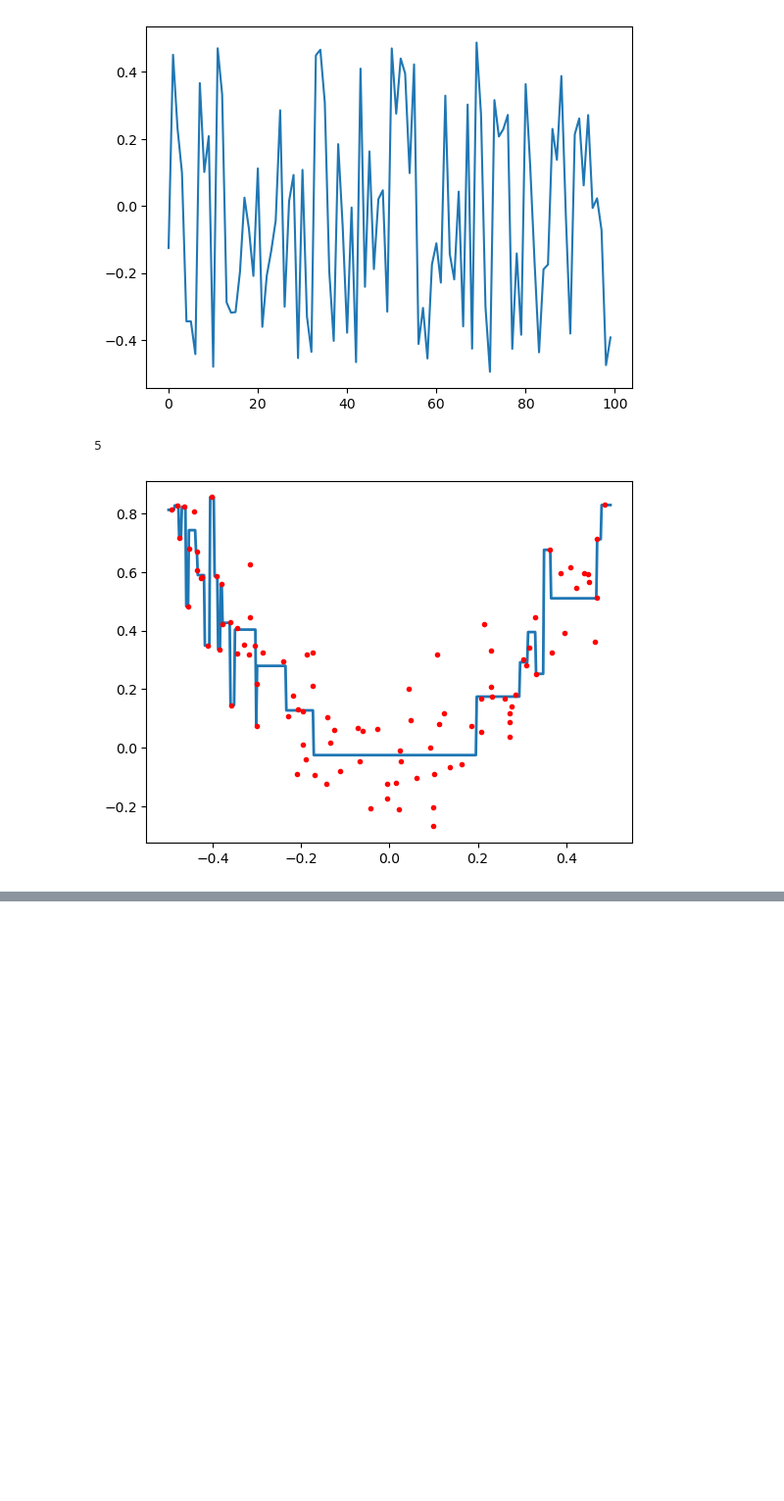
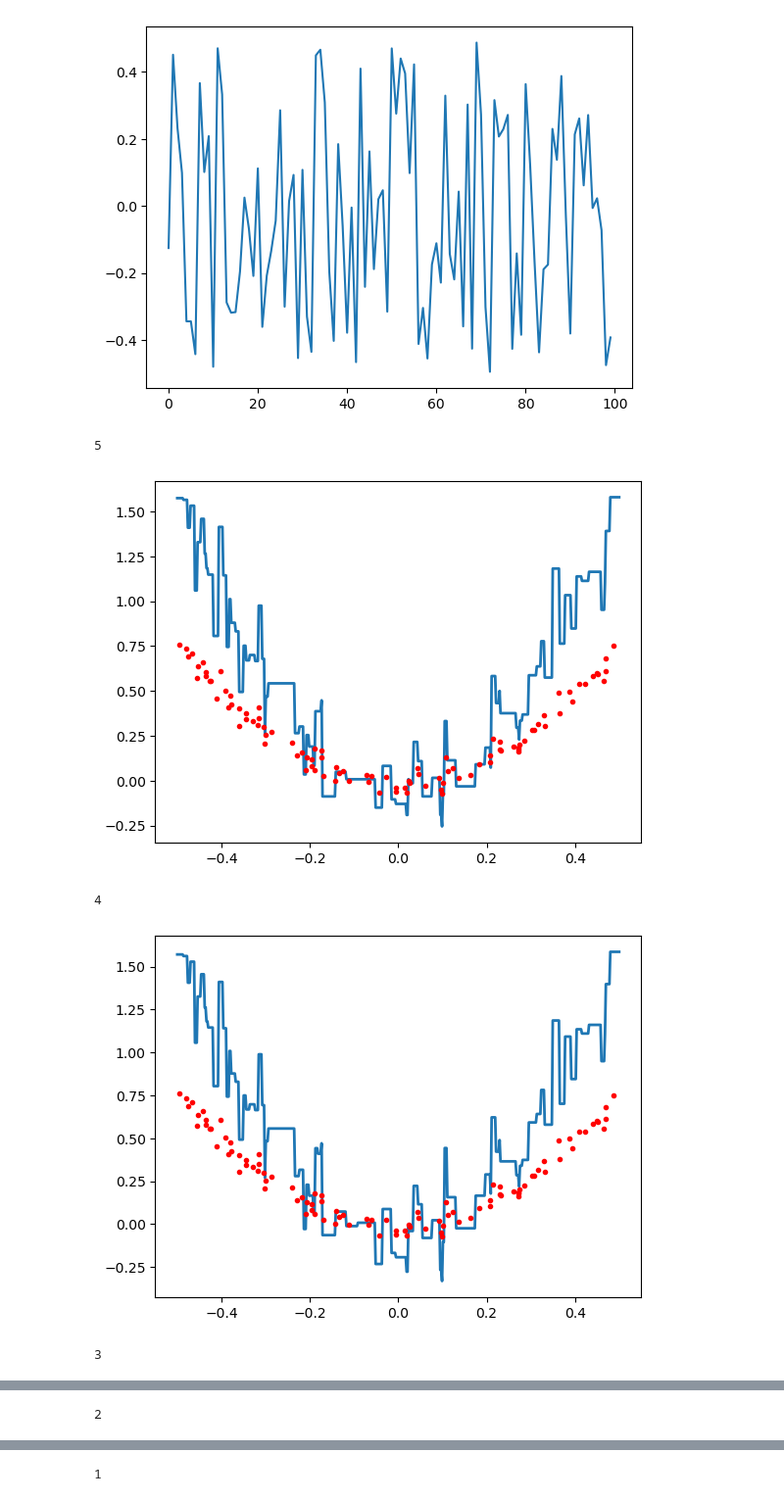
Before and after one commit to nitinportfolio/EnsembleModels, a Jupyter notebook: GradientBoost/XI-GradientBoosting.ipynb, the cells around one changed output, grey strips where cells are left out. Shown at 98% size. Drawn from its saved outputs; the diff is of its cells as text; code cells hidden in the pictures; blank space fills up the shorter version.

Commit message:
adding XG boost files

```diff
--- a/GradientBoost/XI-GradientBoosting.ipynb
+++ b/GradientBoost/XI-GradientBoosting.ipynb
@@ -240,8 +240,12 @@ def gradient_boost(X,y, number, lr, count = 1, regs = [], foo = None):
 # %%
+
 np.random.seed(42)
-X = np.random.rand(100,1) - 0.5
-y = 3*(X[:,0]**2 + 0.05*np.random.randn(100))
-gradient_boost(X,y, 5, lr = 1)
+X = np.random.rand(100, 1) - 0.5
+y = 3*X[:, 0]**2 + 0.05 * np.random.randn(100)
+gradient_boost(X,y,5,lr=1)
 # %% [output]
 5
-[figure, old version]
+[figure, new version]
+4
+[figure, added]
+3
@@ -247,0 +253 @@ gradient_boost(X,y, 5, lr = 1)
+2
@@ -247,0 +255 @@ gradient_boost(X,y, 5, lr = 1)
+1
```
Also changed, not shown: parts of 23 cells of this notebook, 9 other files.
